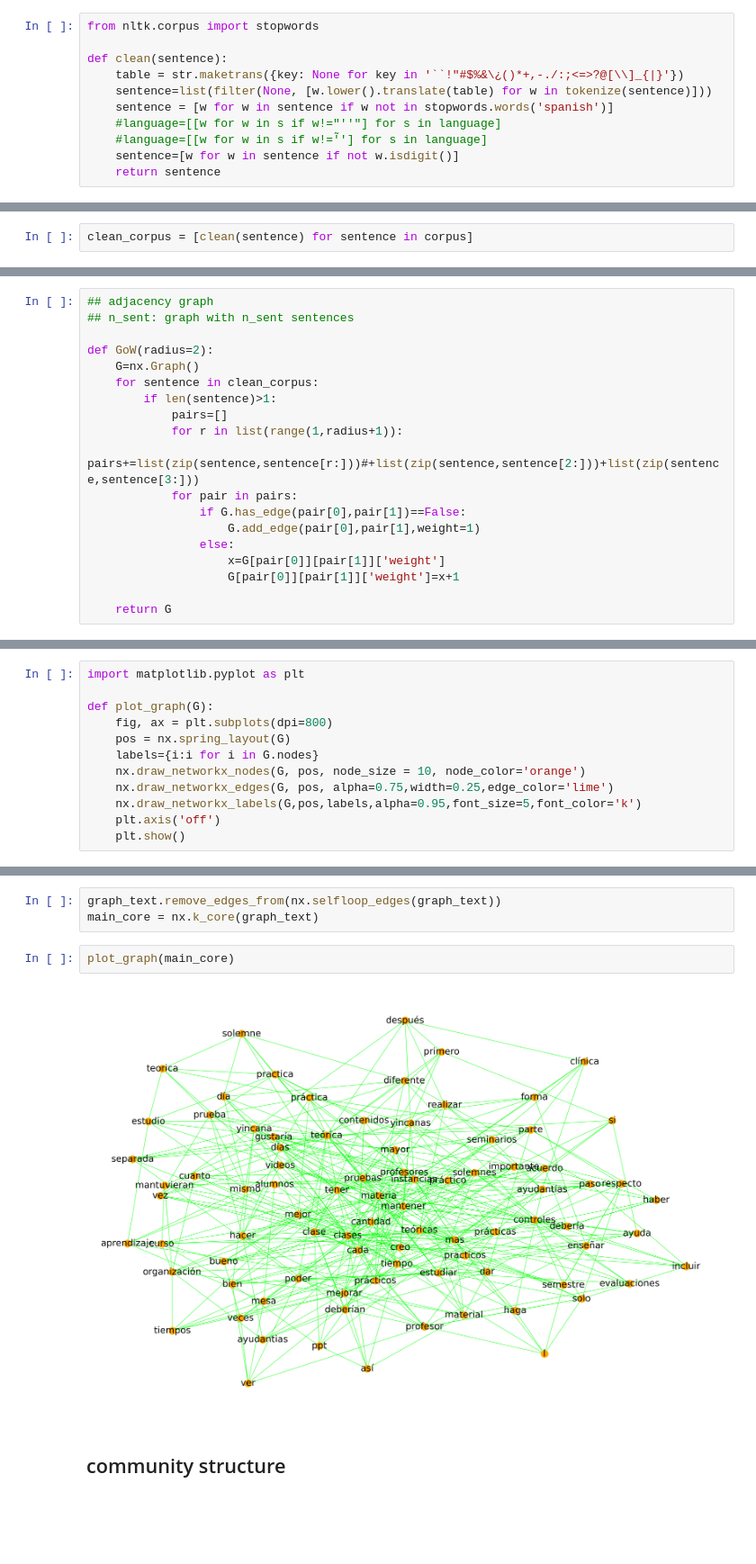
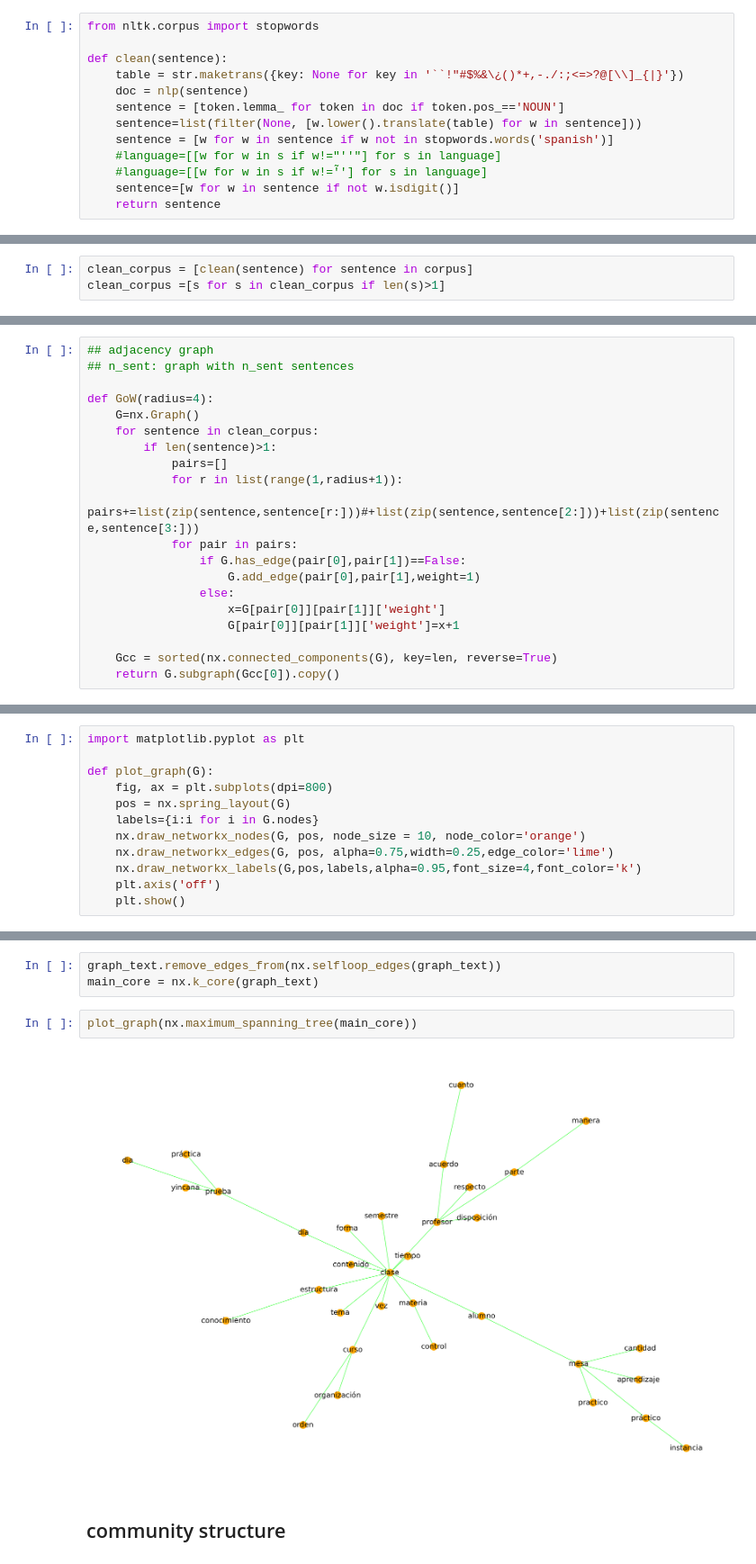
Before and after one commit to javiervz/sentence, a Jupyter notebook: spanish/gow-spanish.ipynb, the cells around one changed output, grey strips where cells are left out. Shown at 90% size. Cells and saved outputs as stored; diff of their text form; blank space fills up the shorter version.

```diff
--- a/spanish/gow-spanish.ipynb
+++ b/spanish/gow-spanish.ipynb
@@ -34,7 +93,9 @@ from nltk.corpus import stopwords
 
 def clean(sentence):
     table = str.maketrans({key: None for key in '``!"#$%&\¿()*+,-./:;<=>?@[\\]_{|}'})
-    sentence=list(filter(None, [w.lower().translate(table) for w in tokenize(sentence)]))
+    doc = nlp(sentence)
+    sentence = [token.lemma_ for token in doc if token.pos_=='NOUN']
+    sentence=list(filter(None, [w.lower().translate(table) for w in sentence]))
     sentence = [w for w in sentence if w not in stopwords.words('spanish')]
     #language=[[w for w in s if w!="''"] for s in language]
     #language=[[w for w in s if w!='̃'] for s in language]
@@ -48,6 +109,7 @@ clean(corpus[0])
 ## basic statistics: types and tokens
 # %%
 clean_corpus = [clean(sentence) for sentence in corpus]
+clean_corpus =[s for s in clean_corpus if len(s)>1]
 # %%
 clean_corpus[:5]
 # %% [output]
@@ -80,7 +135,7 @@ import networkx as nx
 ## adjacency graph
 ## n_sent: graph with n_sent sentences
 
-def GoW(radius=2):
+def GoW(radius=4):
     G=nx.Graph()
     for sentence in clean_corpus:
         if len(sentence)>1:
@@ -94,7 +149,8 @@ def GoW(radius=2):
                     x=G[pair[0]][pair[1]]['weight']
                     G[pair[0]][pair[1]]['weight']=x+1
 
-    return G
+    Gcc = sorted(nx.connected_components(G), key=len, reverse=True)
+    return G.subgraph(Gcc[0]).copy()
 # %%
 graph_text = GoW()
 # %%
@@ -110,7 +166,7 @@ def plot_graph(G):
     labels={i:i for i in G.nodes}
     nx.draw_networkx_nodes(G, pos, node_size = 10, node_color='orange')
     nx.draw_networkx_edges(G, pos, alpha=0.75,width=0.25,edge_color='lime')
-    nx.draw_networkx_labels(G,pos,labels,alpha=0.95,font_size=5,font_color='k')
+    nx.draw_networkx_labels(G,pos,labels,alpha=0.95,font_size=4,font_color='k')
     plt.axis('off')
     plt.show()
 # %%
@@ -123,9 +179,9 @@ plot_graph(graph_text)
 graph_text.remove_edges_from(nx.selfloop_edges(graph_text))
 main_core = nx.k_core(graph_text)
 # %%
-plot_graph(main_core)
+plot_graph(nx.maximum_spanning_tree(main_core))
 # %% [output]
-[figure, old version]
+[figure, new version]
 # %% [markdown]
 ## community structure
 # %%
```
Also changed, not shown: parts of 23 cells of this notebook.
